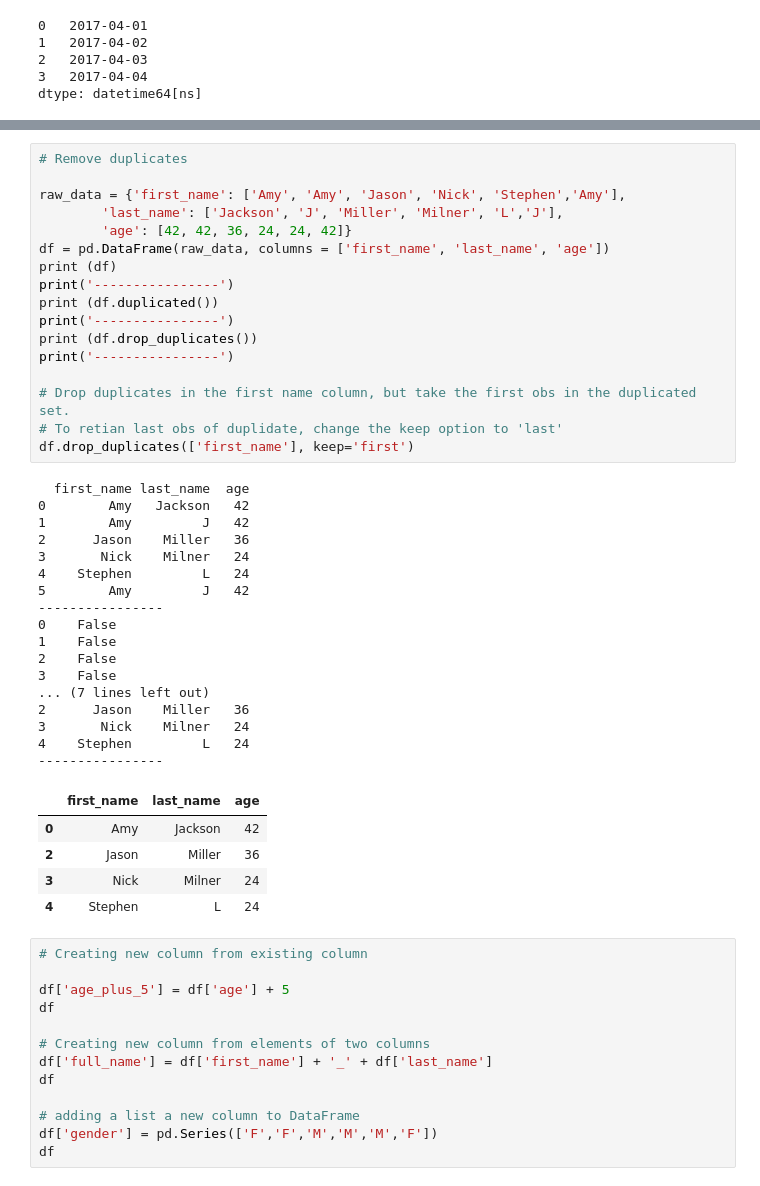
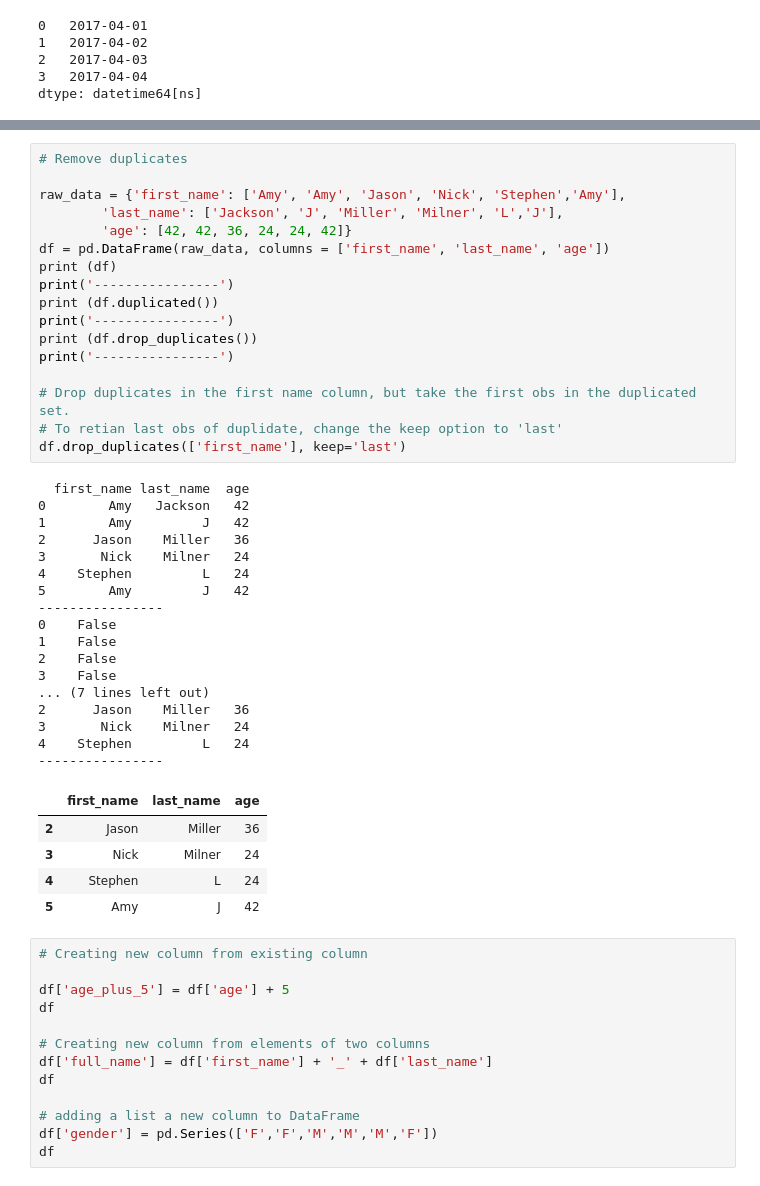
Before and after one commit to MalakELFLITTY/my1stRepository, a Jupyter notebook: Copy_of_Step_1_9_Pandas.ipynb, the cells around one changed output, grey strips where cells are left out. Saved outputs shown, nothing was run; the diff lists cells and outputs as text.

```diff
--- a/Copy_of_Step_1_9_Pandas.ipynb
+++ b/Copy_of_Step_1_9_Pandas.ipynb
@@ -546,38 +562,38 @@ raw_data = {'first_name': ['Amy', 'Amy', 'Jason', 'Nick', 'Stephen','Amy'],
         'age': [42, 42, 36, 24, 24, 42]}
 df = pd.DataFrame(raw_data, columns = ['first_name', 'last_name', 'age'])
 print (df)
 print('----------------')
 print (df.duplicated())
 print('----------------')
 print (df.drop_duplicates())
 print('----------------')
 
 # Drop duplicates in the first name column, but take the first obs in the duplicated set.
 # To retian last obs of duplidate, change the keep option to 'last'
-df.drop_duplicates(['first_name'], keep='first')
+df.drop_duplicates(['first_name'], keep='last')
 # %% [output]
   first_name last_name  age
 0        Amy   Jackson   42
 1        Amy         J   42
 2      Jason    Miller   36
 3       Nick    Milner   24
 4    Stephen         L   24
 5        Amy         J   42
 ----------------
 0    False
 1    False
 2    False
 3    False
 ... (7 lines left out)
 2      Jason    Miller   36
 3       Nick    Milner   24
 4    Stephen         L   24
 ----------------
 |  | first_name | last_name | age |
-| 0 | Amy | Jackson | 42 |
 | 2 | Jason | Miller | 36 |
 | 3 | Nick | Milner | 24 |
 | 4 | Stephen | L | 24 |
+| 5 | Amy | J | 42 |
 # %%
 # Creating new column from existing column
 
```
Also changed, not shown: parts of 14 cells of this notebook.
